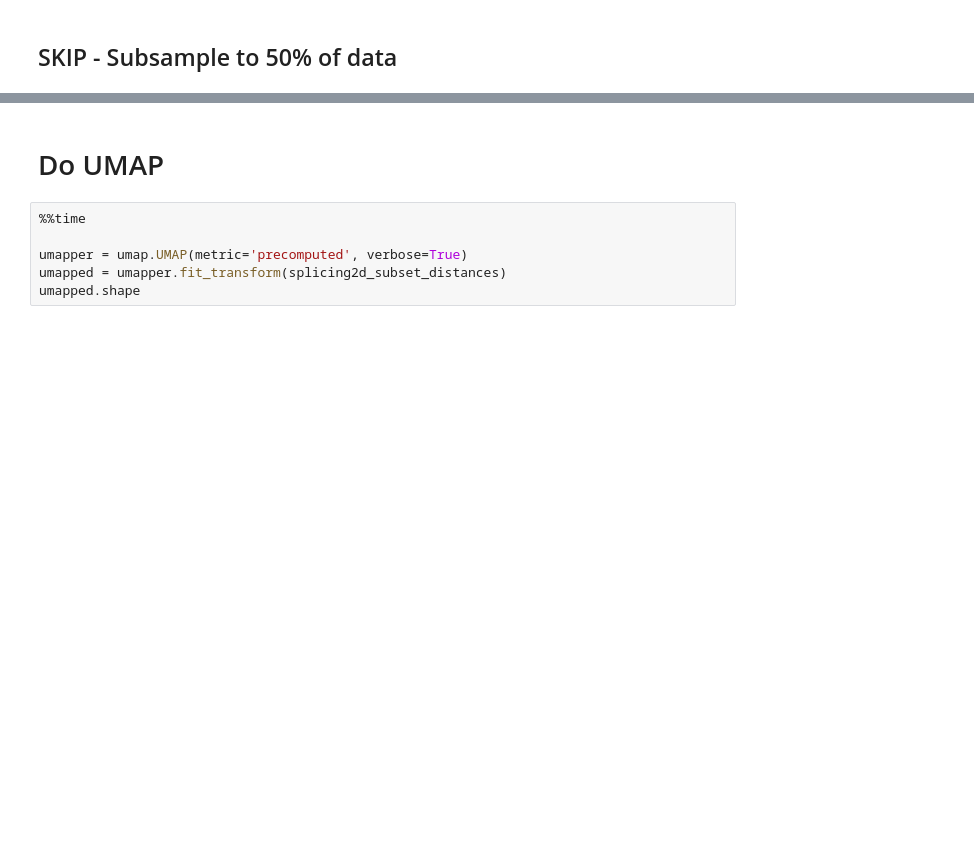
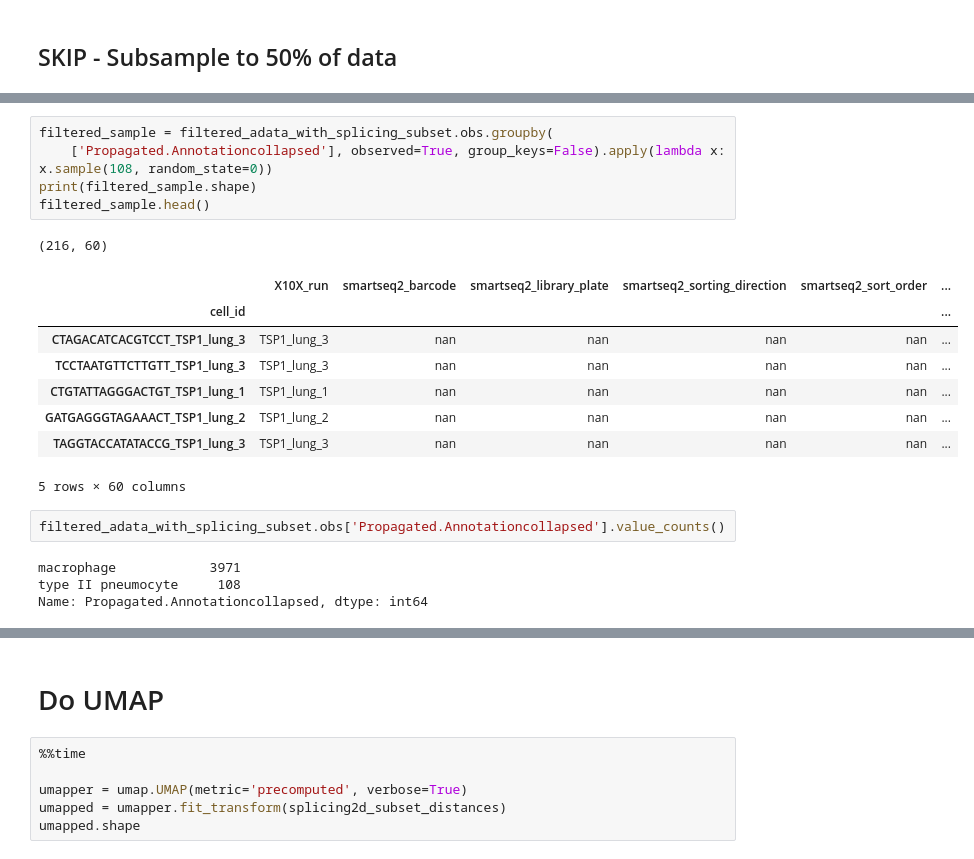
Before and after one commit to czbiohub-sf/tabula-sapiens, a Jupyter notebook: analysis-scripts/pilot1_pilot2/004_splicing_dists.ipynb, the cells around one changed output, grey strips where cells are left out. Cells and saved outputs as stored; diff of their text form; blank space fills up the shorter version.

```diff
--- a/analysis-scripts/pilot1_pilot2/004_splicing_dists.ipynb
+++ b/analysis-scripts/pilot1_pilot2/004_splicing_dists.ipynb
@@ -164,0 +327,21 @@ adata_with_splicing_subset.obs.groupby(['donor', 'tissue']).size()
+# %%
+filtered_sample = filtered_adata_with_splicing_subset.obs.groupby(
+    ['Propagated.Annotationcollapsed'], observed=True, group_keys=False).apply(lambda x: x.sample(108, random_state=0))
+print(filtered_sample.shape)
+filtered_sample.head()
+# %% [output]
+(216, 60)
+|  | X10X_run | smartseq2_barcode | smartseq2_library_plate | smartseq2_sorting_direction | smartseq2_sort_order | ... |
+| cell_id |  |  |  |  |  | ... |
+| CTAGACATCACGTCCT_TSP1_lung_3 | TSP1_lung_3 | nan | nan | nan | nan | ... |
+| TCCTAATGTTCTTGTT_TSP1_lung_3 | TSP1_lung_3 | nan | nan | nan | nan | ... |
+| CTGTATTAGGGACTGT_TSP1_lung_1 | TSP1_lung_1 | nan | nan | nan | nan | ... |
+| GATGAGGGTAGAAACT_TSP1_lung_2 | TSP1_lung_2 | nan | nan | nan | nan | ... |
+| TAGGTACCATATACCG_TSP1_lung_3 | TSP1_lung_3 | nan | nan | nan | nan | ... |
+5 rows × 60 columns
+# %%
+filtered_adata_with_splicing_subset.obs['Propagated.Annotationcollapsed'].value_counts()
+# %% [output]
+macrophage            3971
+type II pneumocyte     108
+Name: Propagated.Annotationcollapsed, dtype: int64
```
Also changed, not shown: parts of 35 cells of this notebook, 2 other files.
